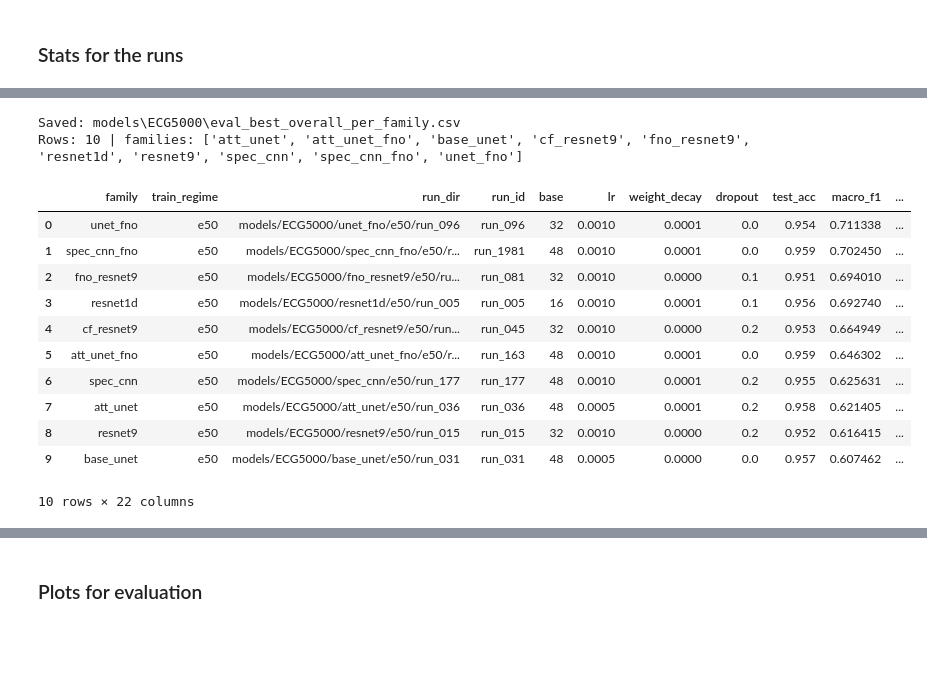
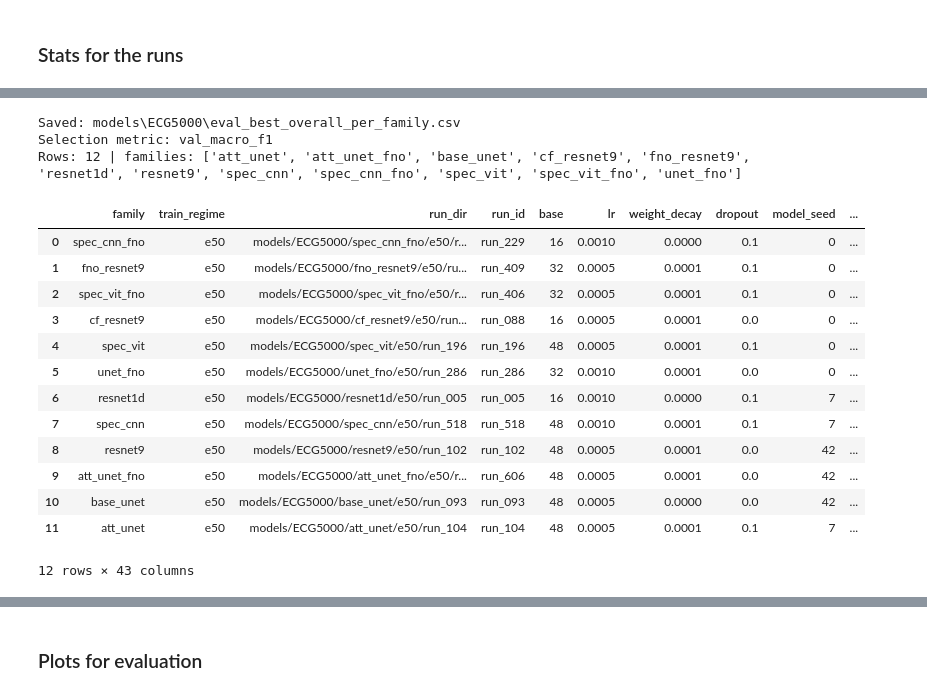
Before and after one commit to Hontika/Applying_Fourier_Neural_Operators_to_ECG_Time-Series_Classification, a Jupyter notebook: Pipeline.ipynb, the cells around one changed output, grey strips where cells are left out. Cells and saved outputs as stored; diff of their text form; code cells hidden in the pictures; blank space fills up the shorter version.

```diff
--- a/Pipeline.ipynb
+++ b/Pipeline.ipynb
@@ -2829,10 +2982,12 @@ else:
 # %%
 # ===========================================================
 # Best overall per family (best regime picked per family)
+#   Validation-ranked only; test macro-F1/balanced accuracy/recall are reported outcomes.
 #   -> models/<DATASET_NAME>/eval_best_overall_per_family.csv
 # ===========================================================
 
 import pandas as pd
+import numpy as np
 from pathlib import Path
 
 MODELS_DIR = Path("models") / DATASET_NAME
@@ -2846,56 +3001,82 @@ df_best_regime = pd.read_csv(BEST_REGIME_PATH)
 
 required = {"family", "train_regime", "macro_f1"}
 missing = required - set(df_best_regime.columns)
 if missing:
     raise RuntimeError(f"eval_best_per_family_per_regime.csv missing required columns: {missing}")
 
 df_best_regime = df_best_regime.copy()
 df_best_regime["family"] = df_best_regime["family"].astype(str).str.strip()
 df_best_regime["train_regime"] = df_best_regime["train_regime"].astype(str).str.strip()
 
-for col in ["macro_f1", "balanced_acc", "test_acc", "val_acc", "params_million"]:
+for col in ["val_macro_f1", "val_balanced_acc", "val_loss", "macro_f1", "balanced_acc", "test_acc", "test_macro_recall", "val_acc", "model_seed", "params_million"]:
     if col in df_best_regime.columns:
         df_best_regime[col] = pd.to_numeric(df_best_regime[col], errors="coerce")
 
-df_best_regime = df_best_regime.dropna(subset=["macro_f1"])
+selection_metric = "val_macro_f1" if "val_macro_f1" in df_best_regime.columns else "macro_f1"
+df_best_regime = df_best_regime.dropna(subset=[selection_metric, "macro_f1"])
 if df_best_regime.empty:
-    raise RuntimeError("No valid rows found in eval_best_per_family_per_regime.csv after cleaning macro_f1.")
+    raise RuntimeError(f"No valid rows found after cleaning selection metric: {selection_metric}.")
 
-sort_cols = ["macro_f1"]
-ascending = [False]
-for tie_col in ["balanced_acc", "test_acc", "val_acc", "params_million"]:
-    if tie_col in df_best_regime.columns:
-        sort_cols.append(tie_col)
-        # Prefer stronger metrics, then smaller models if all else is tied.
-        ascending.append(True if tie_col == "params_million" else False)
+sort_cols = []
+ascending = []
+for col in [selection_metric, "val_balanced_acc", "val_loss", "params_million"]:
+    if col in df_best_regime.columns and col not in sort_cols:
+        sort_cols.append(col)
+        ascending.append(True if col in ["val_loss", "params_million"] else False)
 
 best_overall = (
     df_best_regime.sort_values(sort_cols, ascending=ascending)
                   .groupby("family", as_index=False, group_keys=False)
                   .head(1)
                   .reset_index(drop=True)
 )
+# Make the selection audit trail explicit in the CSV.
+best_overall["selection_metric"] = selection_metric
+best_overall["selection_score"] = best_overall[selection_metric]
+best_overall["selection_tiebreak_1"] = "val_balanced_acc"
+best_overall["selection_tiebreak_1_value"] = best_overall["val_balanced_acc"] if "val_balanced_acc" in best_overall.columns else np.nan
+best_overall["selection_tiebreak_2"] = "val_loss"
+best_overall["selection_tiebreak_2_value"] = best_overall["val_loss"] if "val_loss" in best_overall.columns else np.nan
+best_overall["selection_tiebreak_3"] = "params_million"
+best_overall["selection_tiebreak_3_value"] = best_overall["params_million"] if "params_million" in best_overall.columns else np.nan
+
+front_cols = [
+    "family", "train_regime", "run_id", "run_dir",
+    "selection_metric", "selection_score",
+    "selection_tiebreak_1", "selection_tiebreak_1_value",
+    "selection_tiebreak_2", "selection_tiebreak_2_value",
+    "selection_tiebreak_3", "selection_tiebreak_3_value",
+    "macro_f1", "balanced_acc", "test_macro_recall", "test_acc",
+    "val_macro_f1", "val_balanced_acc", "val_loss",
+]
+front_cols = [c for c in front_cols if c in best_overall.columns]
+remaining_cols = [c for c in best_overall.columns if c not in front_cols]
+best_overall = best_overall[front_cols + remaining_cols]
 
 best_overall.to_csv(OUT_PATH, index=False)
 print("Saved:", OUT_PATH)
+print("Selection metric:", selection_metric)
 print("Rows:", len(best_overall), "| families:", sorted(best_overall["family"].unique().tolist()))
 
 best_overall
 # %% [output]
 Saved: models\ECG5000\eval_best_overall_per_family.csv
-Rows: 10 | families: ['att_unet', 'att_unet_fno', 'base_unet', 'cf_resnet9', 'fno_resnet9', 'resnet1d', 'resnet9', 'spec_cnn', 'spec_cnn_fno', 'unet_fno']
+Selection metric: val_macro_f1
+Rows: 12 | families: ['att_unet', 'att_unet_fno', 'base_unet', 'cf_resnet9', 'fno_resnet9', 'resnet1d', 'resnet9', 'spec_cnn', 'spec_cnn_fno', 'spec_vit', 'spec_vit_fno', 'unet_fno']
-|  | family | train_regime | run_dir | run_id | base | lr | weight_decay | dropout | test_acc | macro_f1 | ... |
-| 0 | unet_fno | e50 | models/ECG5000/unet_fno/e50/run_096 | run_096 | 32 | 0.0010 | 0.0001 | 0.0 | 0.954 | 0.711338 | ... |
-| 1 | spec_cnn_fno | e50 | models/ECG5000/spec_cnn_fno/e50/r... | run_1981 | 48 | 0.0010 | 0.0001 | 0.0 | 0.959 | 0.702450 | ... |
-| 2 | fno_resnet9 | e50 | models/ECG5000/fno_resnet9/e50/ru... | run_081 | 32 | 0.0010 | 0.0000 | 0.1 | 0.951 | 0.694010 | ... |
-| 3 | resnet1d | e50 | models/ECG5000/resnet1d/e50/run_005 | run_005 | 16 | 0.0010 | 0.0001 | 0.1 | 0.956 | 0.692740 | ... |
-| 4 | cf_resnet9 | e50 | models/ECG5000/cf_resnet9/e50/run... | run_045 | 32 | 0.0010 | 0.0000 | 0.2 | 0.953 | 0.664949 | ... |
-| 5 | att_unet_fno | e50 | models/ECG5000/att_unet_fno/e50/r... | run_163 | 48 | 0.0010 | 0.0001 | 0.0 | 0.959 | 0.646302 | ... |
-| 6 | spec_cnn | e50 | models/ECG5000/spec_cnn/e50/run_177 | run_177 | 48 | 0.0010 | 0.0001 | 0.2 | 0.955 | 0.625631 | ... |
-| 7 | att_unet | e50 | models/ECG5000/att_unet/e50/run_036 | run_036 | 48 | 0.0005 | 0.0001 | 0.2 | 0.958 | 0.621405 | ... |
-| 8 | resnet9 | e50 | models/ECG5000/resnet9/e50/run_015 | run_015 | 32 | 0.0010 | 0.0000 | 0.2 | 0.952 | 0.616415 | ... |
-| 9 | base_unet | e50 | models/ECG5000/base_unet/e50/run_031 | run_031 | 48 | 0.0005 | 0.0000 | 0.0 | 0.957 | 0.607462 | ... |
+|  | family | train_regime | run_dir | run_id | base | lr | weight_decay | dropout | model_seed | ... |
+| 0 | spec_cnn_fno | e50 | models/ECG5000/spec_cnn_fno/e50/r... | run_229 | 16 | 0.0010 | 0.0000 | 0.1 | 0 | ... |
+| 1 | fno_resnet9 | e50 | models/ECG5000/fno_resnet9/e50/ru... | run_409 | 32 | 0.0005 | 0.0001 | 0.1 | 0 | ... |
+| 2 | spec_vit_fno | e50 | models/ECG5000/spec_vit_fno/e50/r... | run_406 | 32 | 0.0005 | 0.0001 | 0.1 | 0 | ... |
+| 3 | cf_resnet9 | e50 | models/ECG5000/cf_resnet9/e50/run... | run_088 | 16 | 0.0005 | 0.0001 | 0.0 | 0 | ... |
+| 4 | spec_vit | e50 | models/ECG5000/spec_vit/e50/run_196 | run_196 | 48 | 0.0005 | 0.0001 | 0.1 | 0 | ... |
+| 5 | unet_fno | e50 | models/ECG5000/unet_fno/e50/run_286 | run_286 | 32 | 0.0010 | 0.0001 | 0.0 | 0 | ... |
+| 6 | resnet1d | e50 | models/ECG5000/resnet1d/e50/run_005 | run_005 | 16 | 0.0010 | 0.0000 | 0.1 | 7 | ... |
+| 7 | spec_cnn | e50 | models/ECG5000/spec_cnn/e50/run_518 | run_518 | 48 | 0.0010 | 0.0001 | 0.1 | 7 | ... |
+| 8 | resnet9 | e50 | models/ECG5000/resnet9/e50/run_102 | run_102 | 48 | 0.0005 | 0.0001 | 0.0 | 42 | ... |
+| 9 | att_unet_fno | e50 | models/ECG5000/att_unet_fno/e50/r... | run_606 | 48 | 0.0005 | 0.0001 | 0.0 | 42 | ... |
+| 10 | base_unet | e50 | models/ECG5000/base_unet/e50/run_093 | run_093 | 48 | 0.0005 | 0.0000 | 0.0 | 42 | ... |
+| 11 | att_unet | e50 | models/ECG5000/att_unet/e50/run_104 | run_104 | 48 | 0.0005 | 0.0001 | 0.1 | 7 | ... |
-10 rows × 22 columns
+12 rows × 43 columns
 # %%
 # ===========================================================
 # Param-matched best models (ALL runs, cross-family)
```
Also changed, not shown: parts of 19 cells of this notebook, 36 other files.
